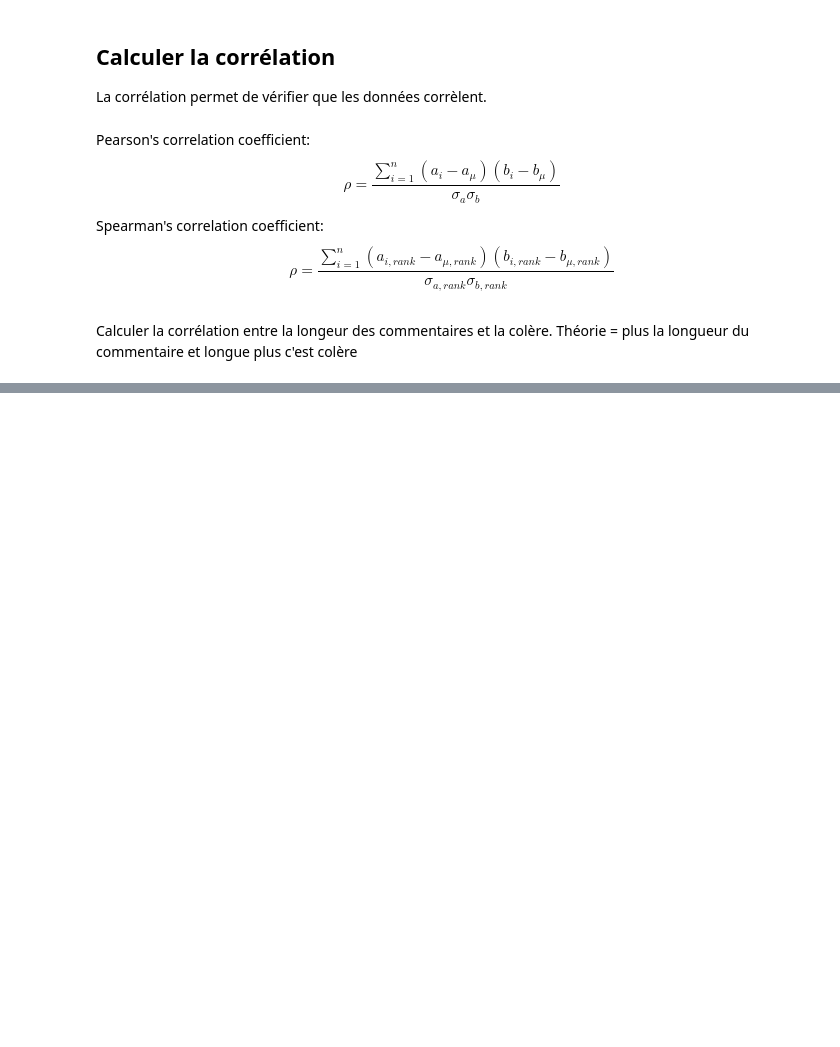
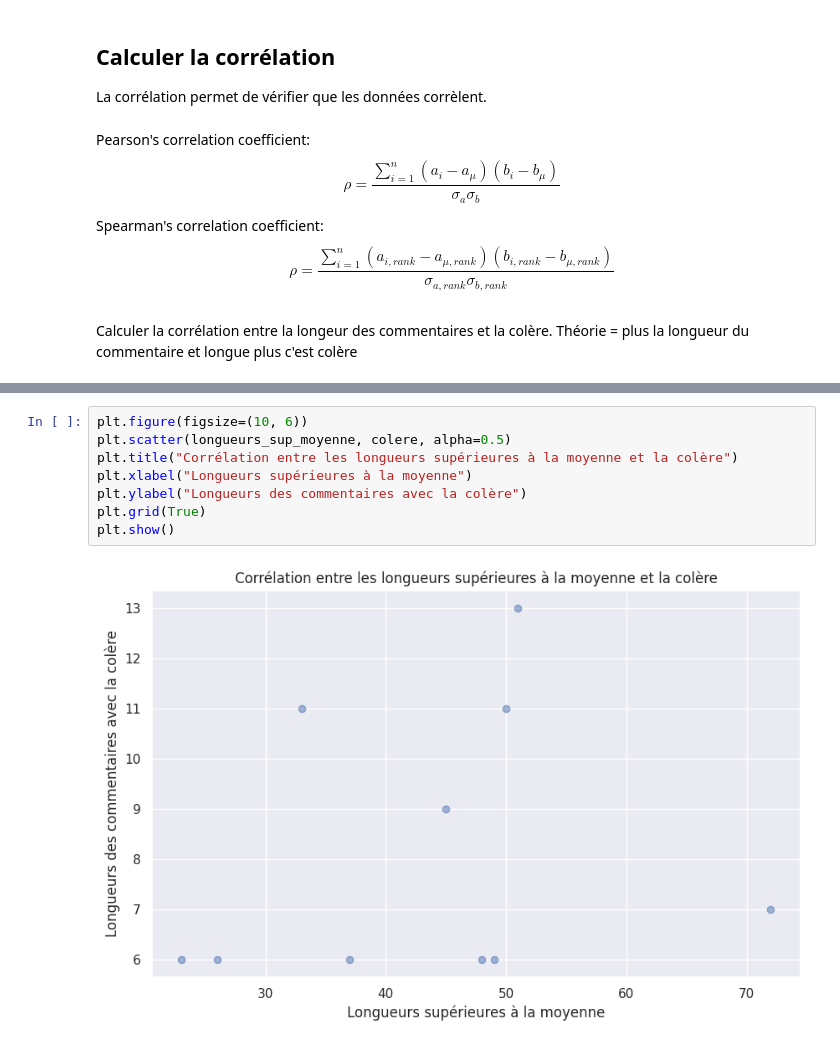
Before and after one commit to deboraptor/outils_traitement_corpus, a Jupyter notebook: scripts/graphiques.ipynb, the cells around one changed output, grey strips where cells are left out. Drawn from its saved outputs; the diff is of its cells as text; blank space fills up the shorter version.

Commit message:
:chart_with_upwards_trend: ajout du notebook pour les statistiques

```diff
--- a/scripts/graphiques.ipynb
+++ b/scripts/graphiques.ipynb
@@ -47,3 +46,13 @@ La p-value de la corrélation est de : 0.019549093486360736
+# %%
+plt.figure(figsize=(10, 6))
+plt.scatter(longueurs_sup_moyenne, colere, alpha=0.5)
+plt.title("Corrélation entre les longueurs supérieures à la moyenne et la colère")
+plt.xlabel("Longueurs supérieures à la moyenne")
+plt.ylabel("Longueurs des commentaires avec la colère")
+plt.grid(True)
+plt.show()
+# %% [output]
+[figure, added]
 # %%
 plt.figure(figsize=(10, 6))
 sns.histplot(longueurs_sup_moyenne, color="blue", label="Longueurs > Moyenne", kde=True)
```
Also changed, not shown: parts of 12 cells of this notebook.
